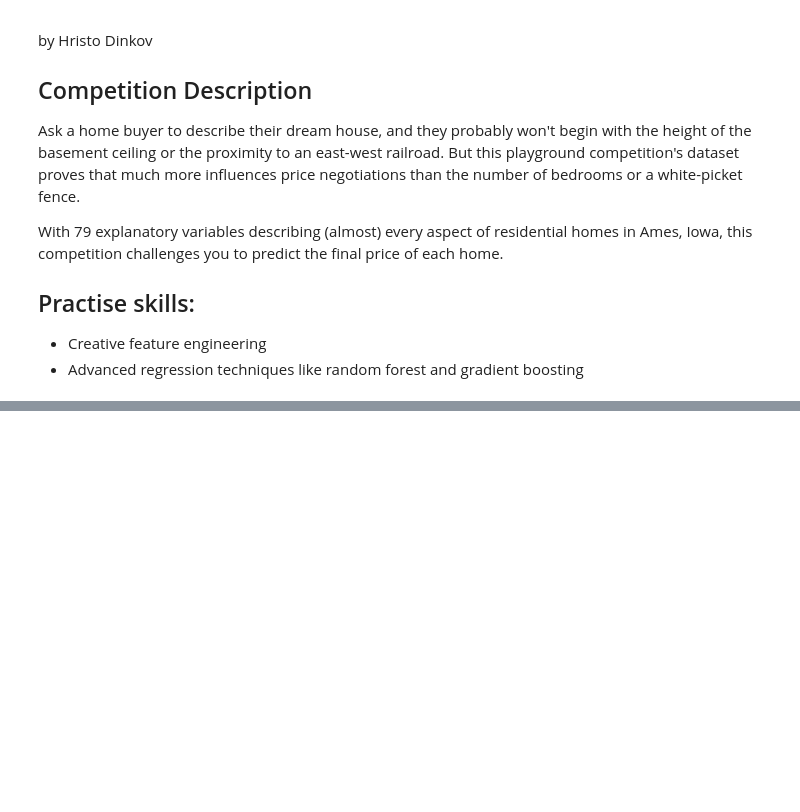
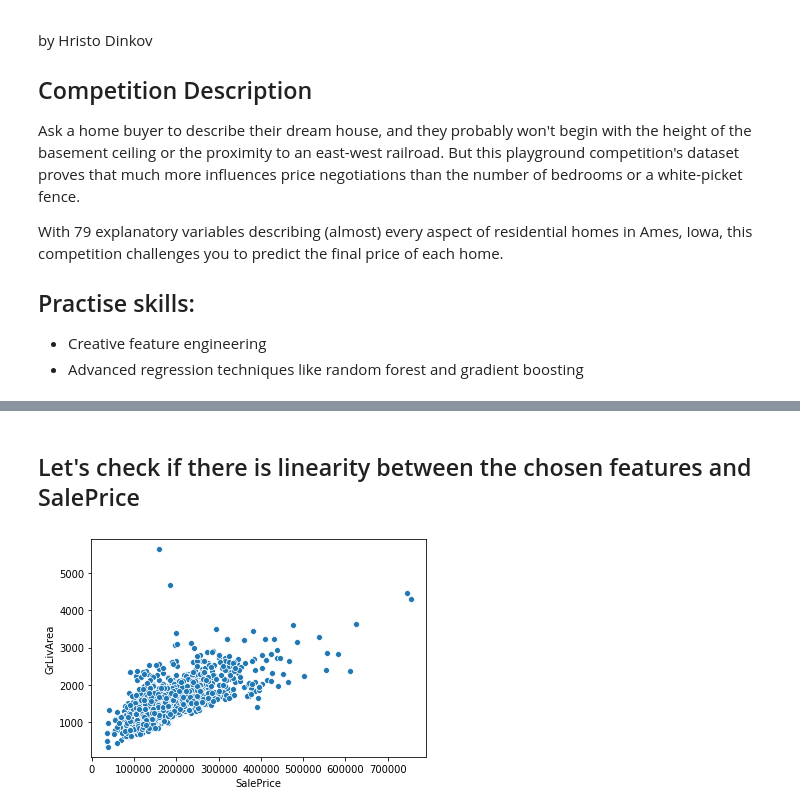
Before and after one commit to HristoDinkov/Machine-Learning-AI, a Jupyter notebook: Machine-Learning-Projects/Kaggle-Competitions/House_Prices_Advanced_Regression_Techniques.ipynb, the cells around one changed output, grey strips where cells are left out. Saved outputs shown, nothing was run; the diff lists cells and outputs as text; code cells hidden in the pictures; blank space fills up the shorter version.

```diff
--- a/Machine-Learning-Projects/Kaggle-Competitions/House_Prices_Advanced_Regression_Techniques.ipynb
+++ b/Machine-Learning-Projects/Kaggle-Competitions/House_Prices_Advanced_Regression_Techniques.ipynb
@@ -15,0 +77,6 @@ With 79 explanatory variables describing (almost) every aspect of residential ho
+# %% [markdown]
+## Let's check if there is linearity between the chosen features and SalePrice
+# %%
+sns.scatterplot(df_train.SalePrice, df_train.GrLivArea);
+# %% [output]
+[figure, added]
```
Also changed, not shown: parts of 51 cells of this notebook, 7 other files.
